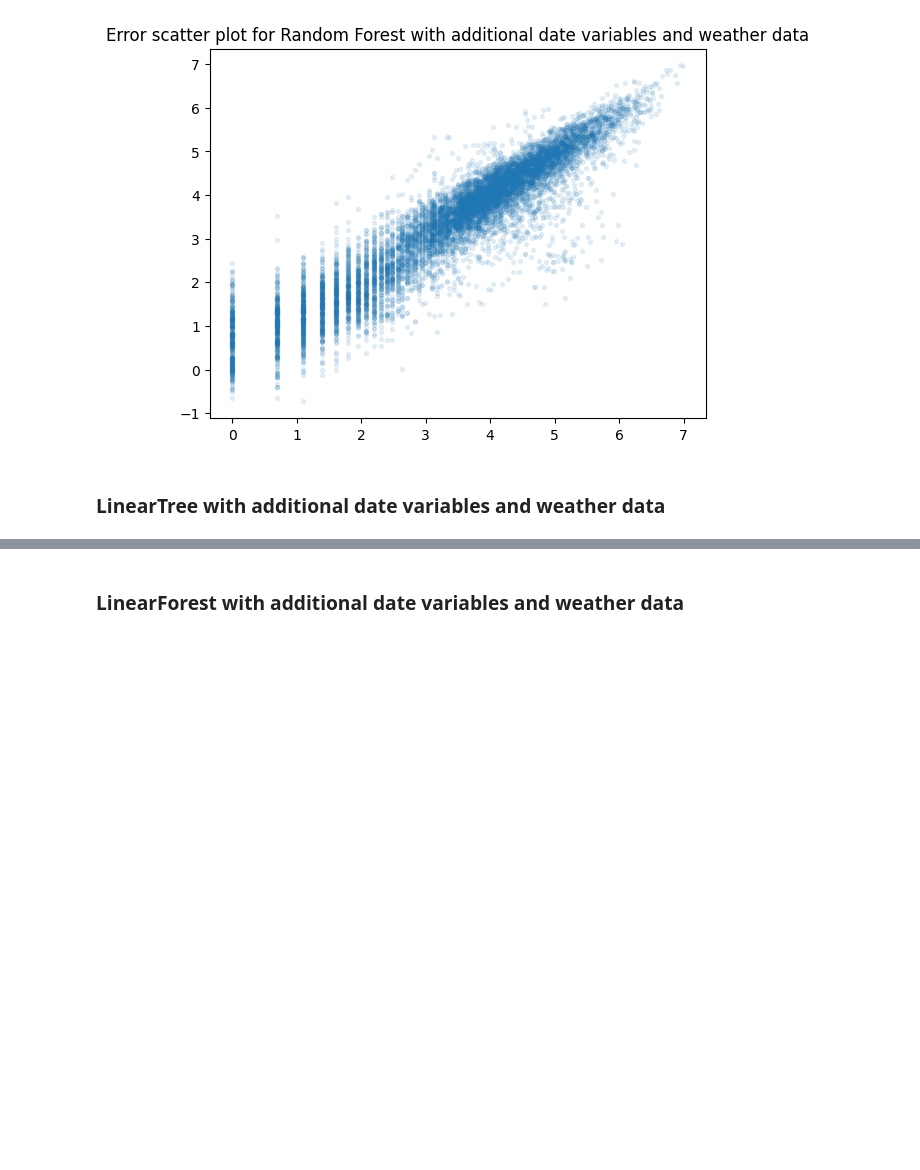
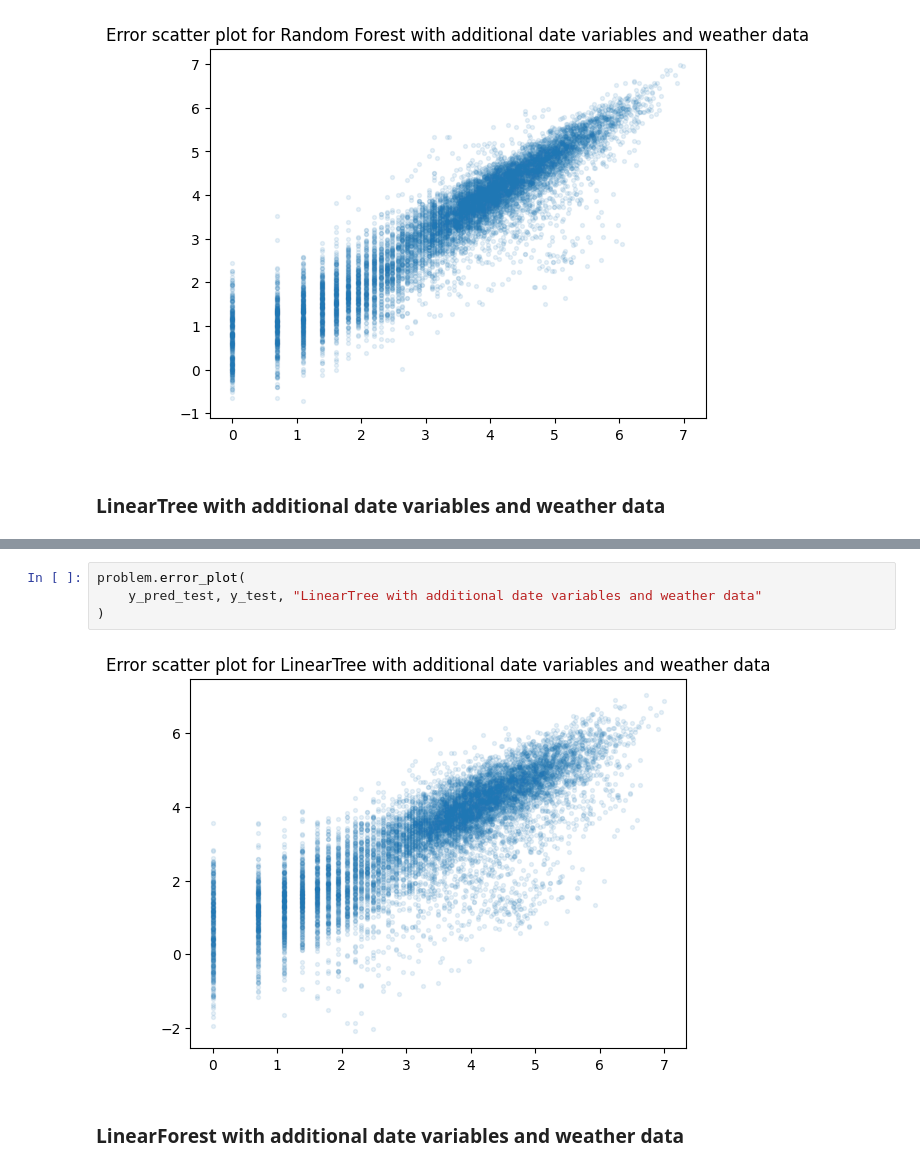
Before and after one commit to stlbnmaria/PythonForDS_Project, a Jupyter notebook: modeling/tree_models/tree_models.ipynb, the cells around one changed output, grey strips where cells are left out. Drawn from its saved outputs; the diff is of its cells as text; blank space fills up the shorter version.

Commit message:
added trial runs for the lineartrees

```diff
--- a/modeling/tree_models/tree_models.ipynb
+++ b/modeling/tree_models/tree_models.ipynb
@@ -457,3 +502,9 @@ TypeError: A sparse matrix was passed, but dense data is required. Use X.toarray
+# %%
+problem.error_plot(
+    y_pred_test, y_test, "LinearTree with additional date variables and weather data"
+)
+# %% [output]
+[figure, added]
 # %% [markdown]
 ### LinearForest with additional date variables and weather data
 # %%
```
Also changed, not shown: parts of 15 cells of this notebook.
